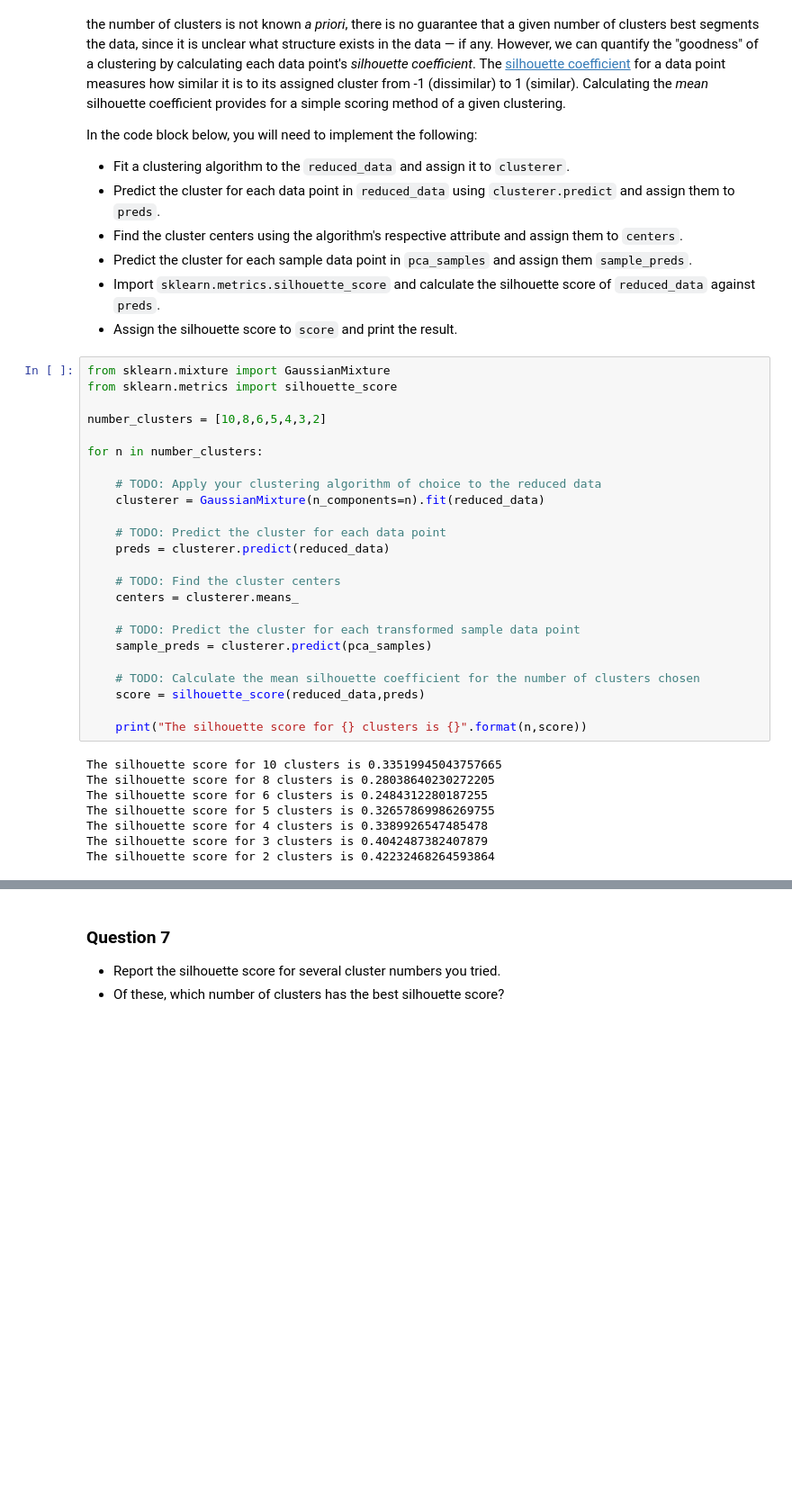
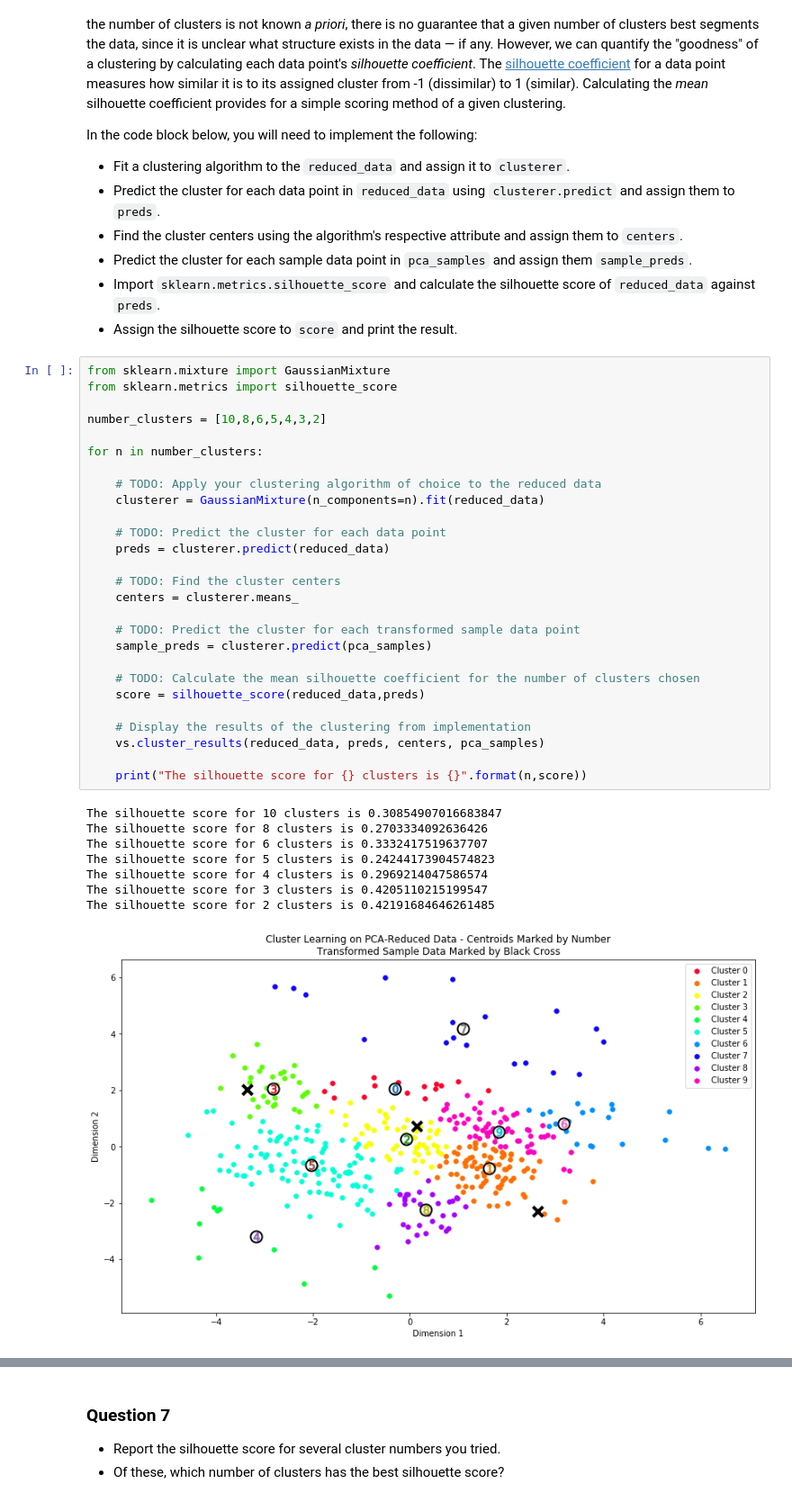
Before and after one commit to TRETH/customer_segments, a Jupyter notebook: customer_segments.ipynb, the cells around one changed output, grey strips where cells are left out. Shown at 90% size. Saved outputs shown, nothing was run; the diff lists cells and outputs as text; blank space fills up the shorter version.

```diff
--- a/customer_segments.ipynb
+++ b/customer_segments.ipynb
@@ -519,32 +537,36 @@ In the code block below, you will need to implement the following:
 # %%
 from sklearn.mixture import GaussianMixture
 from sklearn.metrics import silhouette_score
 
 number_clusters = [10,8,6,5,4,3,2]
 
 for n in number_clusters:
 
     # TODO: Apply your clustering algorithm of choice to the reduced data
     clusterer = GaussianMixture(n_components=n).fit(reduced_data)
 
     # TODO: Predict the cluster for each data point
     preds = clusterer.predict(reduced_data)
 
     # TODO: Find the cluster centers
     centers = clusterer.means_
 
     # TODO: Predict the cluster for each transformed sample data point
     sample_preds = clusterer.predict(pca_samples)
 
     # TODO: Calculate the mean silhouette coefficient for the number of clusters chosen
     score = silhouette_score(reduced_data,preds)
 
+    # Display the results of the clustering from implementation
+    vs.cluster_results(reduced_data, preds, centers, pca_samples)
+
     print("The silhouette score for {} clusters is {}".format(n,score))
 # %% [output]
-The silhouette score for 10 clusters is 0.33519945043757665
-The silhouette score for 8 clusters is 0.28038640230272205
-The silhouette score for 6 clusters is 0.2484312280187255
-The silhouette score for 5 clusters is 0.32657869986269755
-The silhouette score for 4 clusters is 0.3389926547485478
-The silhouette score for 3 clusters is 0.4042487382407879
-The silhouette score for 2 clusters is 0.42232468264593864
+The silhouette score for 10 clusters is 0.30854907016683847
+The silhouette score for 8 clusters is 0.2703334092636426
+The silhouette score for 6 clusters is 0.3332417519637707
+The silhouette score for 5 clusters is 0.24244173904574823
+The silhouette score for 4 clusters is 0.2969214047586574
+The silhouette score for 3 clusters is 0.4205110215199547
+The silhouette score for 2 clusters is 0.42191684646261485
+[figure, added]
```
Also changed, not shown: parts of 12 cells of this notebook.
